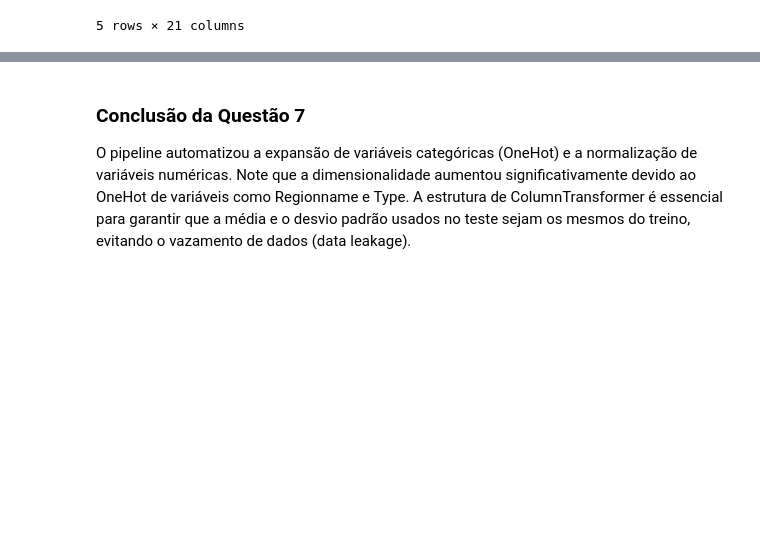
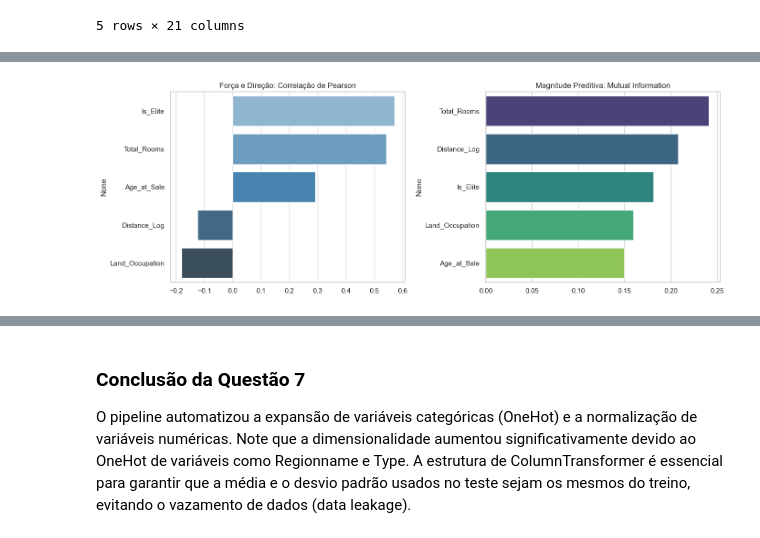
Before and after one commit to Kcodesufal/data-science-2026, a Jupyter notebook: lista 1/Lista 1.ipynb, the cells around one changed output, grey strips where cells are left out. Cells and saved outputs as stored; diff of their text form; code cells hidden in the pictures; blank space fills up the shorter version.

```diff
--- a/lista 1/Lista 1.ipynb
+++ b/lista 1/Lista 1.ipynb
@@ -488,66 +469,70 @@ A engenharia de atributos focou em derivar medidas que um comprador real conside
 Implemente abaixo o código da questão.
 # %%
+
+
 def feature_engineering(dataframe):
-
     """
-
-    Cria novos atributos para a base de imóveis.
-
+    Cria 5 novos atributos focados na valorização imobiliária em Melbourne.
     """
-
     df_new = dataframe.copy()
 
+    #  Idade do Imóvel no momento da venda (Temporal)
+    # df_new['Date'] deve estar como datetime. Se a coluna existir, extraímos o ano:
+    if 'Date' in df_new.columns:
+        if not np.issubdtype(df_new['Date'].dtype, np.datetime64):
+            df_new['Date'] = pd.to_datetime(df_new['Date'], errors='coerce', dayfirst=True)
+        sale_year = df_new['Date'].dt.year
+    else:
+        # Fallback para inferência sem data (ano médio da base)
+        sale_year = 2017
 
+    df_new['Age_at_Sale'] = sale_year - df_new['YearBuilt']
+    # Caso a idade fique negativa por sujeira, ajustamos a zero:
+    df_new['Age_at_Sale'] = df_new['Age_at_Sale'].clip(lower=0)
 
-    # 1. Idade do Imóvel
-
-    df_new['Age'] = 2026 - df_new['YearBuilt']
-
-
-
-    # 2. Total de Ambientes (Quartos + Banheiros)
-
+    #  Total de Cômodos Úteis (Interação)
     df_new['Total_Rooms'] = df_new['Rooms'] + df_new['Bathroom']
 
+    #  Índice de Ocupação do Terreno (Proporção)
+    df_new['Land_Occupation'] = df_new['BuildingArea'] / (df_new['Landsize'] + 1)
 
+    #  Indicador de Alta Valorização (Faixa Categórica)
+    df_new['Is_Elite'] = ((df_new['Regionname'] == 'Southern Metropolitan') & (df_new['Type'] == 'h')).astype(int)
 
-    # 3. Eficiência de Construção (Ar. Construída / Ar. Terreno)
-
-    # Adiciona 1 para evitar divisão por zero
-
-    df_new['Constr_Efficiency'] = df_new['BuildingArea'] / (df_new['Landsize'] + 1)
-
-
-
-    # 4. Imóvel de Luxo (Critério: Southern Metropolitan e > 4 quartos)
-
-    df_new['Is_Luxury'] = ((df_new['Regionname'] == 'Southern Metropolitan') & (df_new['Rooms'] > 4)).astype(int)
-
-
-
-    # 5. Log da Distância (Para suavizar efeito centro/periferia)
-
-    df_new['Log_Distance'] = np.log1p(df_new['Distance'])
-
-
+    # Transformação Logarítmica Suavizada (Intensidade/Distância)
+    df_new['Distance_Log'] = np.log1p(df_new['Distance'])
 
     return df_new
 
-
-
 df_engineered = feature_engineering(df_limpo)
 
+# Avaliação rigorosa da utilidade das novas variáveis
+new_features = ['Age_at_Sale', 'Total_Rooms', 'Land_Occupation', 'Is_Elite', 'Distance_Log']
 
+# Avaliação Linear (Pearson) comparando o novo conjunto com a correlação do Price
+correlations = df_engineered[new_features + ['Price']].corr()['Price'].drop('Price').sort_values(ascending=False)
+print("Impacto Linear (Pearson) dos novos atributos com Price:")
+display(correlations.to_frame("Correlação com Price"))
 
-# Avaliação de Correlação
+# Avaliação Não-Linear (Mutual Information) das novas variáveis
+# Para rodar a MI adequadamente, codificamos rapidamente tipos mistos caso vazem
+df_mi = df_engineered[new_features + ['Price']].dropna()
+X_mi = df_mi[new_features]
+y_mi = df_mi['Price']
 
-new_features = ['Age', 'Total_Rooms', 'Constr_Efficiency', 'Is_Luxury', 'Log_Distance']
+mi_scores = mutual_info_regression(X_mi, y_mi, random_state=42)
+mi_series = pd.Series(mi_scores, index=X_mi.columns).sort_values(ascending=False)
 
-correlation_check = df_engineered[new_features + ['Price']].corr()['Price'].sort_values()
+print("\nImpacto Preservado (Mutual Information) dos Novos Atributos:")
+display(mi_series.to_frame("MI Scores"))
 
+# Gráfico Misto para Conclusão
+fig, axes = plt.subplots(1, 2, figsize=(14, 5))
+sns.barplot(x=correlations.values, y=correlations.index, ax=axes[0], palette='Blues_d')
+axes[0].set_title("Força e Direção: Correlação de Pearson")
 
-
-print("Impacto dos novos atributos (Correlação com Price):")
-
-print(correlation_check)
+sns.barplot(x=mi_series.values, y=mi_series.index, ax=axes[1], palette='viridis')
+axes[1].set_title("Magnitude Preditiva: Mutual Information")
+plt.tight_layout()
+plt.show()
 # %% [output]
@@ -562,2 +553,3 @@ Name: Price, dtype: float64
+[figure, added]
 # %% [markdown]
 ### Conclusão da Questão 6
```
Also changed, not shown: parts of 28 cells of this notebook.
